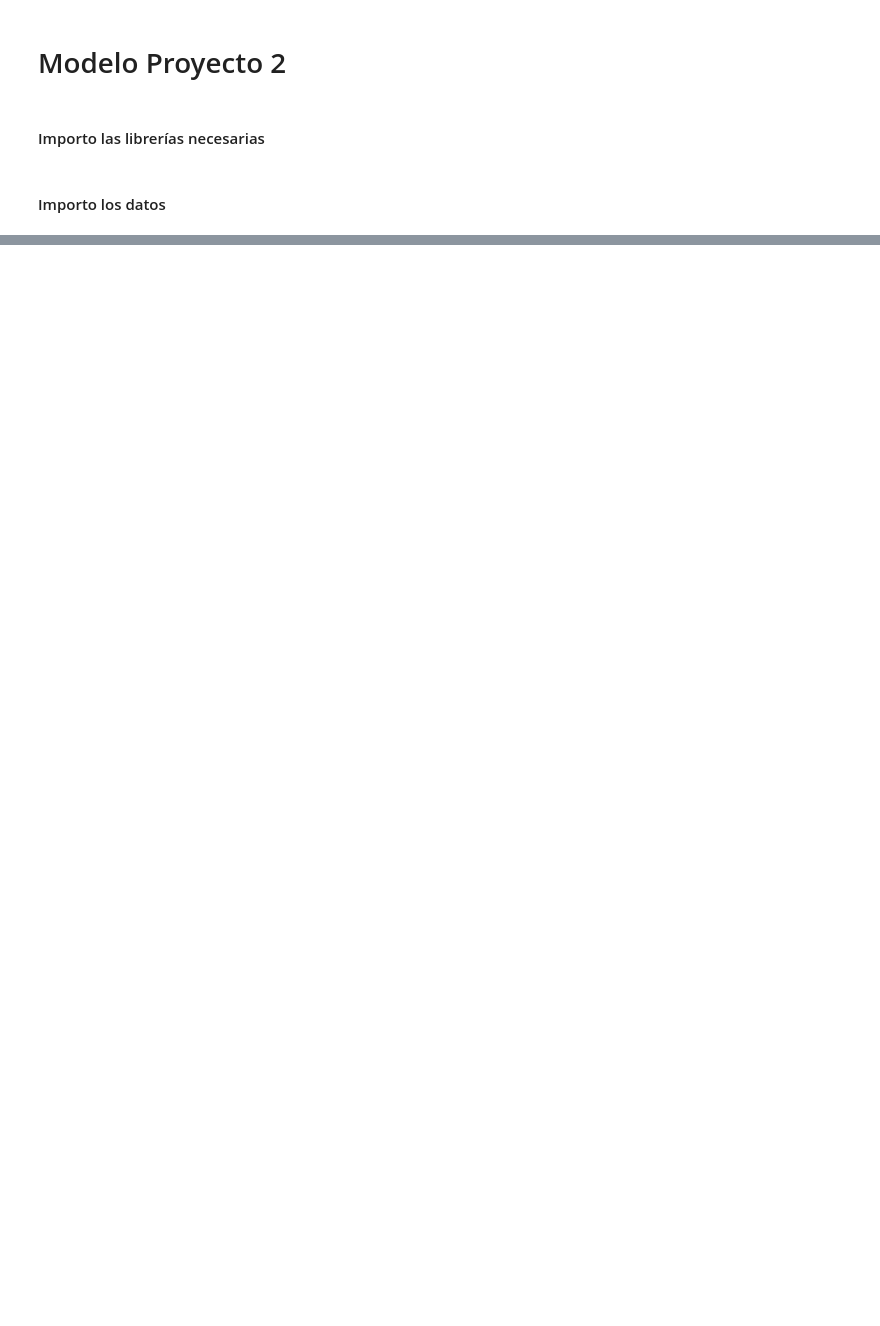
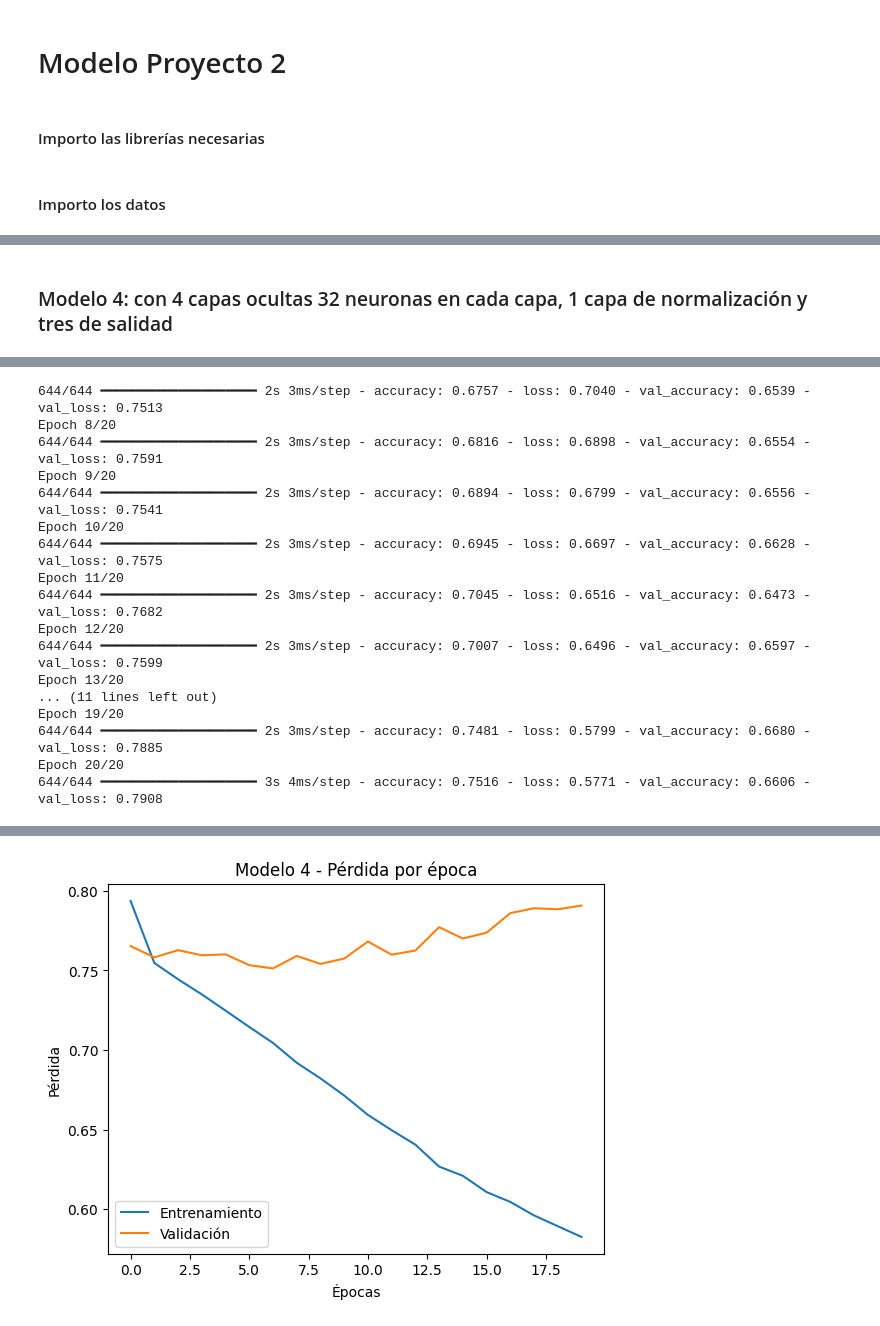
Before and after one commit to EstebanLN/Proyecto-2-Analitica-Computacional, a Jupyter notebook: Modelo/Modelo.ipynb, the cells around one changed output, grey strips where cells are left out. Cells and saved outputs as stored; diff of their text form; code cells hidden in the pictures; blank space fills up the shorter version.

```diff
--- a/Modelo/Modelo.ipynb
+++ b/Modelo/Modelo.ipynb
@@ -48,0 +351,38 @@ test_ds = dataframe_to_dataset(test)
+# %% [markdown]
+### Modelo 4: con 4 capas ocultas 32 neuronas en cada capa, 1 capa de normalización y tres  de salidad
+# %%
+with mlflow.start_run(run_name='Modelo4'):
+    model4 = keras.Sequential([
+        keras.Input(shape=(train.shape[1],)),  # Capa de entrada
+        layers.Normalization(),               # Normalización
+        layers.Dense(32, activation='relu'),  # Primera capa oculta
+        layers.Dense(32, activation='relu'),  # Segunda capa oculta
+        layers.Dense(32, activation='relu'),   # Tercera capa oculta
+        layers.Dense(32, activation='relu'),   # Cuarta capa oculta
+        layers.Dense(3, activation='softmax')  # Capa de salida
+    ])
+
+    model4.compile(
+        optimizer='adam',
+        loss='sparse_categorical_crossentropy',
+        metrics=['accuracy']
+    )
+
+    history4 = model4.fit(
+        train, y_train,
+        validation_data=(val, y_val),
+        epochs=20,
+        batch_size=32
+    )
+
+    test_loss4, test_acc4 = model4.evaluate(test, y_test)
+    mlflow.log_metric('test_accuracy', test_acc4)
+
+    plt.plot(history4.history['loss'], label='Entrenamiento')
+    plt.plot(history4.history['val_loss'], label='Validación')
+    plt.title('Modelo 4 - Pérdida por época')
+    plt.xlabel('Épocas')
+    plt.ylabel('Pérdida')
+    plt.legend()
+    plt.show()
+# %% [output]
@@ -48,0 +413,17 @@ test_ds = dataframe_to_dataset(test)
+644/644 ━━━━━━━━━━━━━━━━━━━━ 2s 3ms/step - accuracy: 0.6757 - loss: 0.7040 - val_accuracy: 0.6539 - val_loss: 0.7513
+Epoch 8/20
+644/644 ━━━━━━━━━━━━━━━━━━━━ 2s 3ms/step - accuracy: 0.6816 - loss: 0.6898 - val_accuracy: 0.6554 - val_loss: 0.7591
+Epoch 9/20
+644/644 ━━━━━━━━━━━━━━━━━━━━ 2s 3ms/step - accuracy: 0.6894 - loss: 0.6799 - val_accuracy: 0.6556 - val_loss: 0.7541
+Epoch 10/20
+644/644 ━━━━━━━━━━━━━━━━━━━━ 2s 3ms/step - accuracy: 0.6945 - loss: 0.6697 - val_accuracy: 0.6628 - val_loss: 0.7575
+Epoch 11/20
+644/644 ━━━━━━━━━━━━━━━━━━━━ 2s 3ms/step - accuracy: 0.7045 - loss: 0.6516 - val_accuracy: 0.6473 - val_loss: 0.7682
+Epoch 12/20
+644/644 ━━━━━━━━━━━━━━━━━━━━ 2s 3ms/step - accuracy: 0.7007 - loss: 0.6496 - val_accuracy: 0.6597 - val_loss: 0.7599
+Epoch 13/20
+... (11 lines left out)
+Epoch 19/20
+644/644 ━━━━━━━━━━━━━━━━━━━━ 2s 3ms/step - accuracy: 0.7481 - loss: 0.5799 - val_accuracy: 0.6680 - val_loss: 0.7885
+Epoch 20/20
+644/644 ━━━━━━━━━━━━━━━━━━━━ 3s 4ms/step - accuracy: 0.7516 - loss: 0.5771 - val_accuracy: 0.6606 - val_loss: 0.7908
@@ -48,0 +434 @@ test_ds = dataframe_to_dataset(test)
+[figure, added]
```
Also changed, not shown: parts of 32 cells of this notebook, 1 other file.
